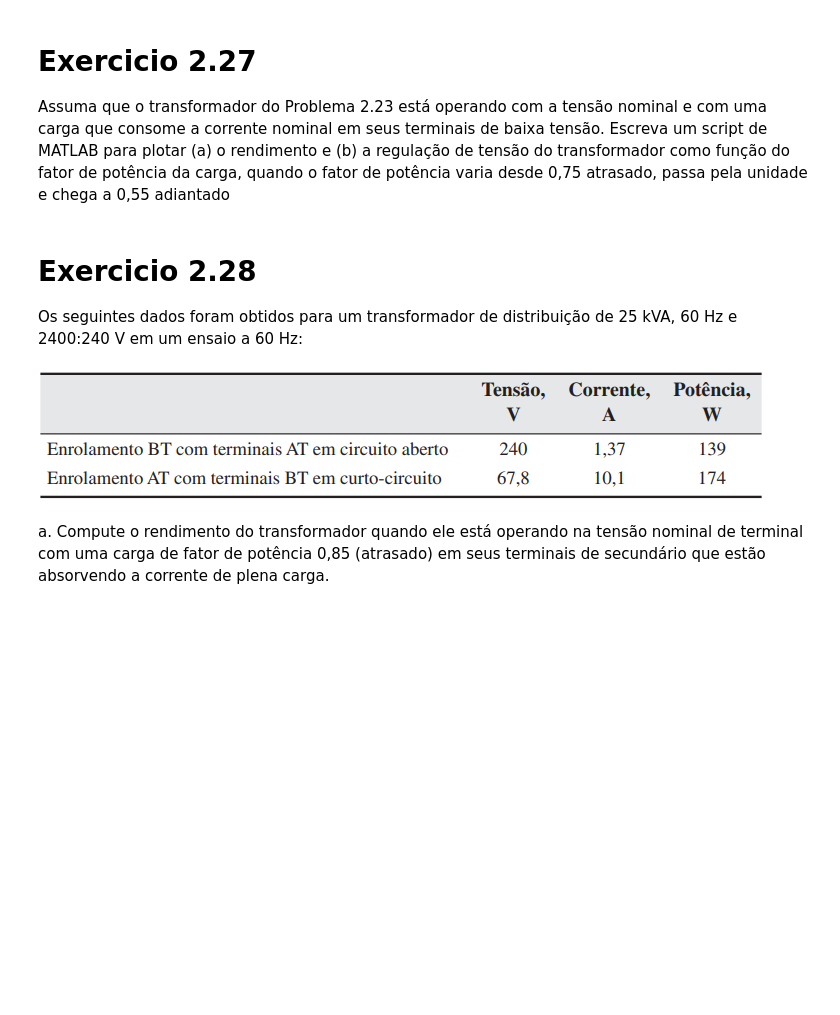
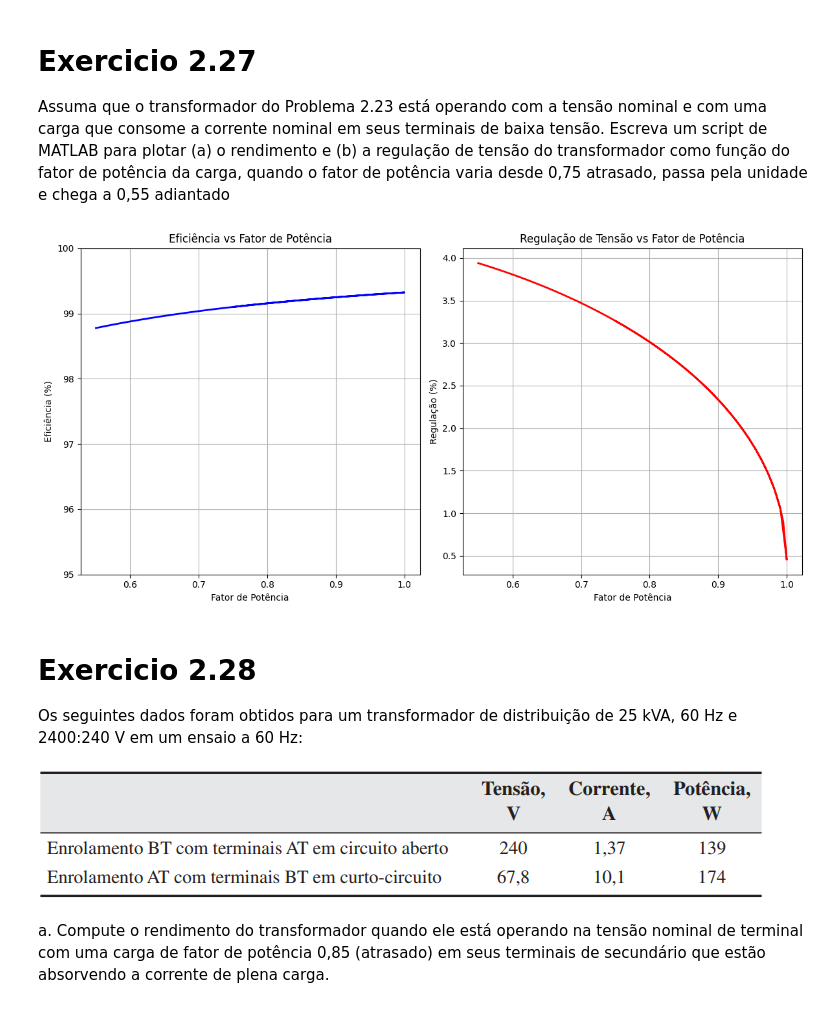
Before and after one commit to zSevens7/MonitoriaConversao, a Jupyter notebook: TransformadoresFitzgerald.ipynb, the cells around one changed output. Drawn from its saved outputs; the diff is of its cells as text; code cells hidden in the pictures; blank space fills up the shorter version.

```diff
--- a/TransformadoresFitzgerald.ipynb
+++ b/TransformadoresFitzgerald.ipynb
@@ -2252,3 +2791,101 @@ unidade e chega a 0,55 adiantado
+# %%
+import numpy as np
+import matplotlib.pyplot as plt
+
+# Dados do problema 2.23
+S_base = 2.5e6           # VA
+V_HV_nominal = 19100     # V
+V_LV_nominal = 3810      # V
+
+# Dados do ensaio de circuito aberto (LV)
+Vca_LV = 3810            # V
+Ica_LV = 9.86            # A
+Pca_LV = 8140            # W
+
+# Dados do ensaio de curto-circuito (HV)
+Vcc_HV = 920             # V
+Icc_HV = 141             # A
+Pcc_HV = 10300           # W
+
+# Relação de transformação
+a = V_HV_nominal / V_LV_nominal
+
+# Parâmetros série referidos ao lado LV
+Zcc_HV = Vcc_HV / Icc_HV
+Rcc_HV = Pcc_HV / (Icc_HV**2)
+Xcc_HV = np.sqrt(Zcc_HV**2 - Rcc_HV**2)
+Req_LV = Rcc_HV / (a**2)
+Xeq_LV = Xcc_HV / (a**2)
+
+# Parâmetros de excitação (lado LV)
+Ic_LV = Pca_LV / Vca_LV
+Im_LV = np.sqrt(Ica_LV**2 - Ic_LV**2)
+Rc_LV = Vca_LV / Ic_LV
+Xm_LV = Vca_LV / Im_LV
+
+# Corrente nominal no lado LV
+I_nom = S_base / V_LV_nominal
+
+# Vetor de fatores de potência (de 0.75 atrasado a 0.55 adiantado)
+fp_atrasado = np.linspace(0.75, 1.0, 50)
+fp_adiantado = np.linspace(1.0, 0.55, 50)[1:]
+fp = np.concatenate((fp_atrasado, fp_adiantado))
+
+# Ângulo de carga (atrasado -> positivo, adiantado -> negativo)
+angulo = np.arccos(fp)
+
+# Corrente da carga
+I_carga = I_nom * (np.cos(angulo) - 1j * np.sin(angulo))
+
+# Queda de tensão nos elementos série
+queda_V = I_carga * (Req_LV + 1j * Xeq_LV)
+
+# Tensão no lado primário
+V1 = V_LV_nominal + queda_V
+
+# Potência de saída (constante)
+P_saida = S_base * fp
+
+# Perdas no cobre
+P_cobre = (abs(I_carga)**2) * Req_LV
+
+# Perdas no núcleo (constante)
+P_nucleo = Pca_LV
+
+# Potência de entrada
+P_entrada = P_saida + P_cobre + P_nucleo
+
+# Eficiência
+eficiencia = (P_saida / P_entrada) * 100
+
+# Regulação de tensão (%)
+regulacao = ((abs(V1) - V_LV_nominal) / V_LV_nominal) * 100
+
+# ====== Plot ======
+
+plt.figure(figsize=(12, 6))
+
+# Plot da Eficiência
+plt.subplot(1, 2, 1)
+plt.plot(fp, eficiencia, 'b', linewidth=2)
+plt.title('Eficiência vs Fator de Potência')
+plt.xlabel('Fator de Potência')
+plt.ylabel('Eficiência (%)')
+plt.grid(True)
+plt.ylim(95, 100)
+
+# Plot da Regulação de Tensão
+plt.subplot(1, 2, 2)
+plt.plot(fp, regulacao, 'r', linewidth=2)
+plt.title('Regulação de Tensão vs Fator de Potência')
+plt.xlabel('Fator de Potência')
+plt.ylabel('Regulação (%)')
+plt.grid(True)
+
+plt.tight_layout()
+plt.show()
+# %% [output]
+[figure, added]
 # %% [markdown]
 # Exercicio 2.28
 
```
Also changed, not shown: parts of 23 cells of this notebook.
